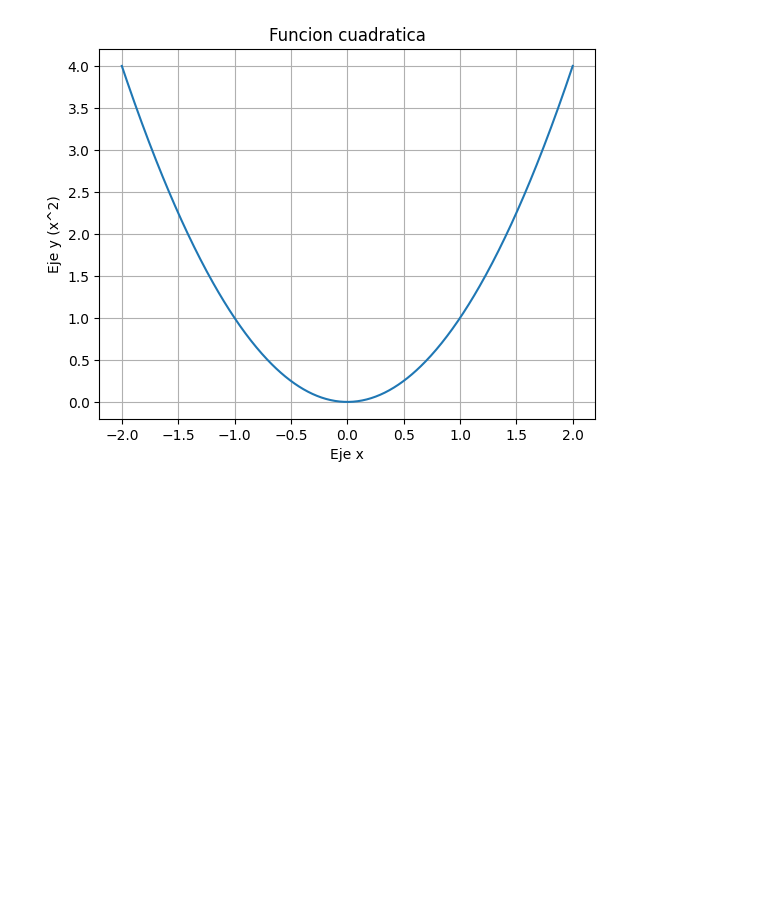
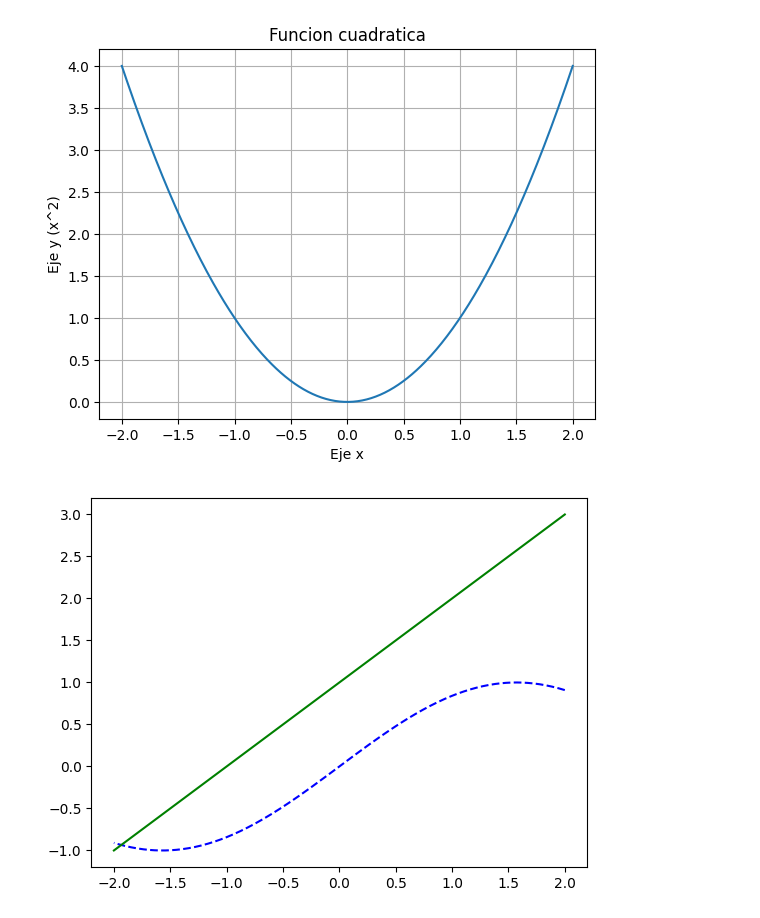
Before and after one commit to elmoconh/DataScience-practice, a Jupyter notebook: 01-LibreriasBasicas/03-matplotlib.ipynb, the cells around one changed output. Cells and saved outputs as stored; diff of their text form; code cells hidden in the pictures; blank space fills up the shorter version.

Commit message:
[ADD] nuevas graficas y descarga de graficos

```diff
--- a/01-LibreriasBasicas/03-matplotlib.ipynb
+++ b/01-LibreriasBasicas/03-matplotlib.ipynb
@@ -71,3 +71,13 @@ plt.ylabel("Eje y (x^2)")
 plt.show()
 # %% [output]
 [figure]
+# %%
+# podemos representar varias funciones en una misma grafica y ponerle un color diferente a cada una
+import numpy as np
+x = np.linspace(2,-2, 500)
+y = np.sin(x)
+y2 = x+1
+plt.plot(x, y,'b--', x, y2, 'g')
+plt.show()
+# %% [output]
+[figure, added]
```
Also changed, not shown: parts of 3 cells of this notebook, 1 other file.
